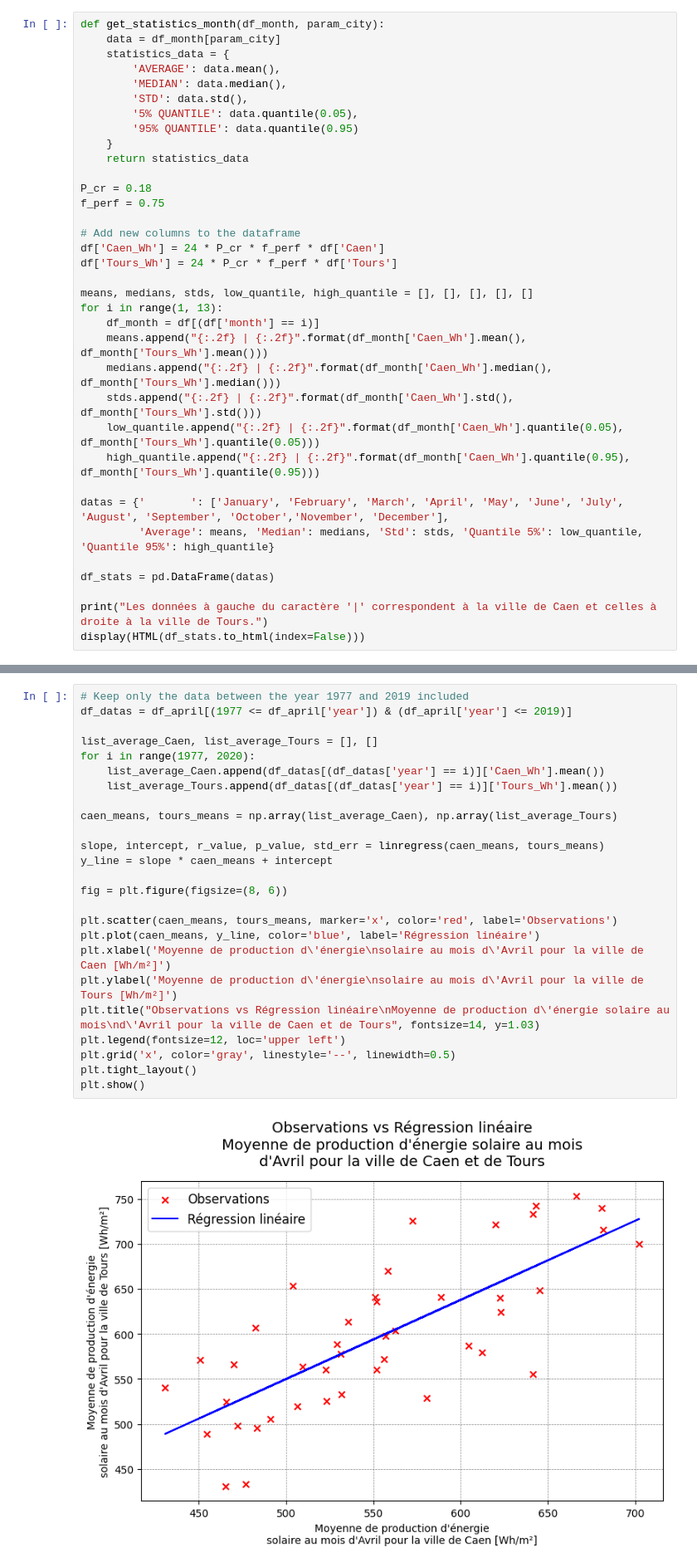
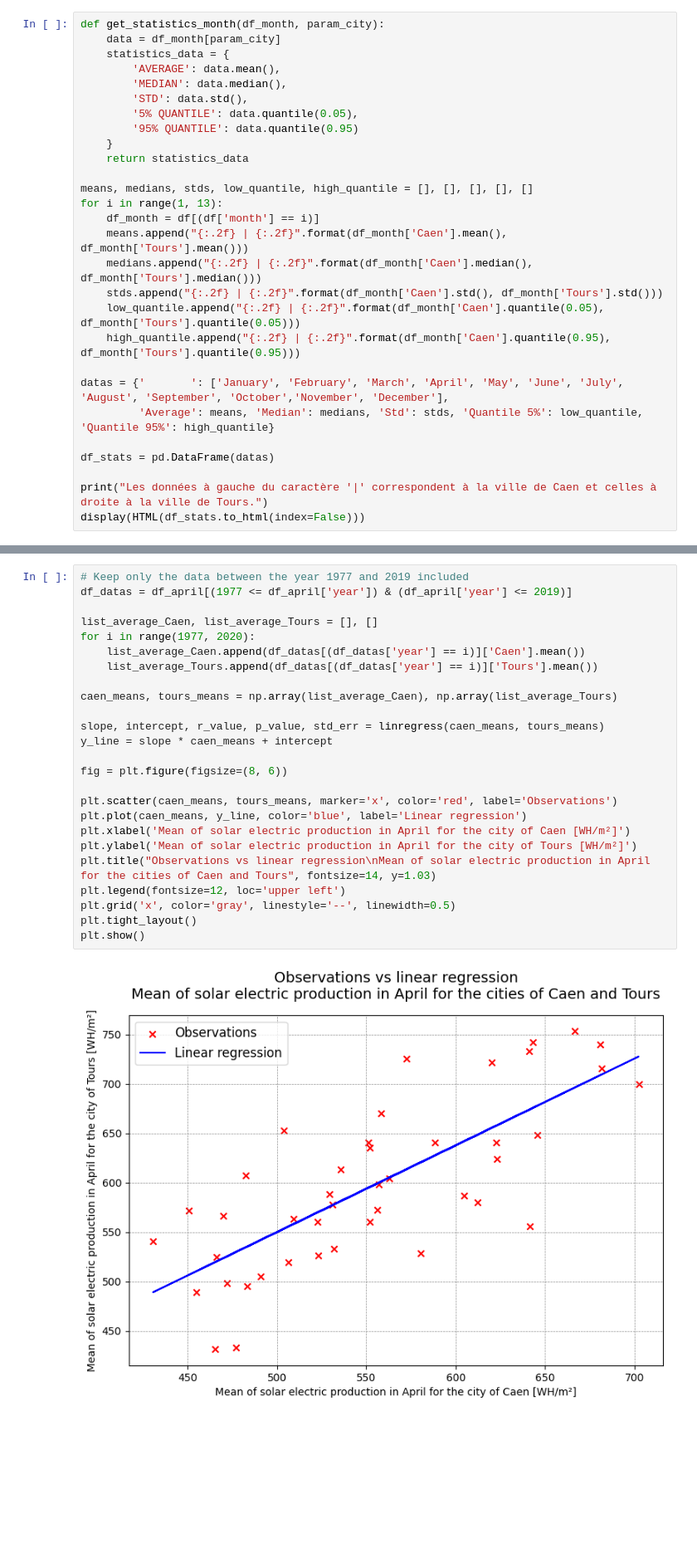
Before and after one commit to Mathis003/LEPL1109-Hackathons, a Jupyter notebook: Hackathon1.ipynb, the cells around one changed output, grey strips where cells are left out. Shown at 83% size. Drawn from its saved outputs; the diff is of its cells as text; blank space fills up the shorter version.

```diff
--- a/Hackathon1.ipynb
+++ b/Hackathon1.ipynb
@@ -216,21 +222,14 @@ def get_statistics_month(df_month, param_city):
     }
     return statistics_data
 
-P_cr = 0.18
-f_perf = 0.75
-
-# Add new columns to the dataframe
-df['Caen_Wh'] = 24 * P_cr * f_perf * df['Caen']
-df['Tours_Wh'] = 24 * P_cr * f_perf * df['Tours']
-
 means, medians, stds, low_quantile, high_quantile = [], [], [], [], []
 for i in range(1, 13):
     df_month = df[(df['month'] == i)]
-    means.append("{:.2f} | {:.2f}".format(df_month['Caen_Wh'].mean(), df_month['Tours_Wh'].mean()))
-    medians.append("{:.2f} | {:.2f}".format(df_month['Caen_Wh'].median(), df_month['Tours_Wh'].median()))
-    stds.append("{:.2f} | {:.2f}".format(df_month['Caen_Wh'].std(), df_month['Tours_Wh'].std()))
-    low_quantile.append("{:.2f} | {:.2f}".format(df_month['Caen_Wh'].quantile(0.05), df_month['Tours_Wh'].quantile(0.05)))
-    high_quantile.append("{:.2f} | {:.2f}".format(df_month['Caen_Wh'].quantile(0.95), df_month['Tours_Wh'].quantile(0.95)))
+    means.append("{:.2f} | {:.2f}".format(df_month['Caen'].mean(), df_month['Tours'].mean()))
+    medians.append("{:.2f} | {:.2f}".format(df_month['Caen'].median(), df_month['Tours'].median()))
+    stds.append("{:.2f} | {:.2f}".format(df_month['Caen'].std(), df_month['Tours'].std()))
+    low_quantile.append("{:.2f} | {:.2f}".format(df_month['Caen'].quantile(0.05), df_month['Tours'].quantile(0.05)))
+    high_quantile.append("{:.2f} | {:.2f}".format(df_month['Caen'].quantile(0.95), df_month['Tours'].quantile(0.95)))
 
 datas = {'       ': ['January', 'February', 'March', 'April', 'May', 'June', 'July', 'August', 'September', 'October','November', 'December'],
          'Average': means, 'Median': medians, 'Std': stds, 'Quantile 5%': low_quantile, 'Quantile 95%': high_quantile}
@@ -597,30 +594,30 @@ d. Comment your results!
 # %%
 # Keep only the data between the year 1977 and 2019 included
 df_datas = df_april[(1977 <= df_april['year']) & (df_april['year'] <= 2019)]
 
 list_average_Caen, list_average_Tours = [], []
 for i in range(1977, 2020):
-    list_average_Caen.append(df_datas[(df_datas['year'] == i)]['Caen_Wh'].mean())
-    list_average_Tours.append(df_datas[(df_datas['year'] == i)]['Tours_Wh'].mean())
+    list_average_Caen.append(df_datas[(df_datas['year'] == i)]['Caen'].mean())
+    list_average_Tours.append(df_datas[(df_datas['year'] == i)]['Tours'].mean())
 
 caen_means, tours_means = np.array(list_average_Caen), np.array(list_average_Tours)
 
 slope, intercept, r_value, p_value, std_err = linregress(caen_means, tours_means)
 y_line = slope * caen_means + intercept
 
 fig = plt.figure(figsize=(8, 6))
 
 plt.scatter(caen_means, tours_means, marker='x', color='red', label='Observations')
-plt.plot(caen_means, y_line, color='blue', label='Régression linéaire')
-plt.xlabel('Moyenne de production d\'énergie\nsolaire au mois d\'Avril pour la ville de Caen [Wh/m²]')
-plt.ylabel('Moyenne de production d\'énergie\nsolaire au mois d\'Avril pour la ville de Tours [Wh/m²]')
-plt.title("Observations vs Régression linéaire\nMoyenne de production d\'énergie solaire au mois\nd\'Avril pour la ville de Caen et de Tours", fontsize=14, y=1.03)
+plt.plot(caen_means, y_line, color='blue', label='Linear regression')
+plt.xlabel('Mean of solar electric production in April for the city of Caen [WH/m²]')
+plt.ylabel('Mean of solar electric production in April for the city of Tours [WH/m²]')
+plt.title("Observations vs linear regression\nMean of solar electric production in April for the cities of Caen and Tours", fontsize=14, y=1.03)
 plt.legend(fontsize=12, loc='upper left')
 plt.grid('x', color='gray', linestyle='--', linewidth=0.5)
 plt.tight_layout()
 plt.show()
 # %% [output]
-[figure, old version]
+[figure, new version]
 # %% [markdown]
 ---
 3.2. You want to design a model to forecast the solar electric production for the next day (location Caen only). You will work with data over the period 1977 to 2019.
```
Also changed, not shown: parts of 9 cells of this notebook.
